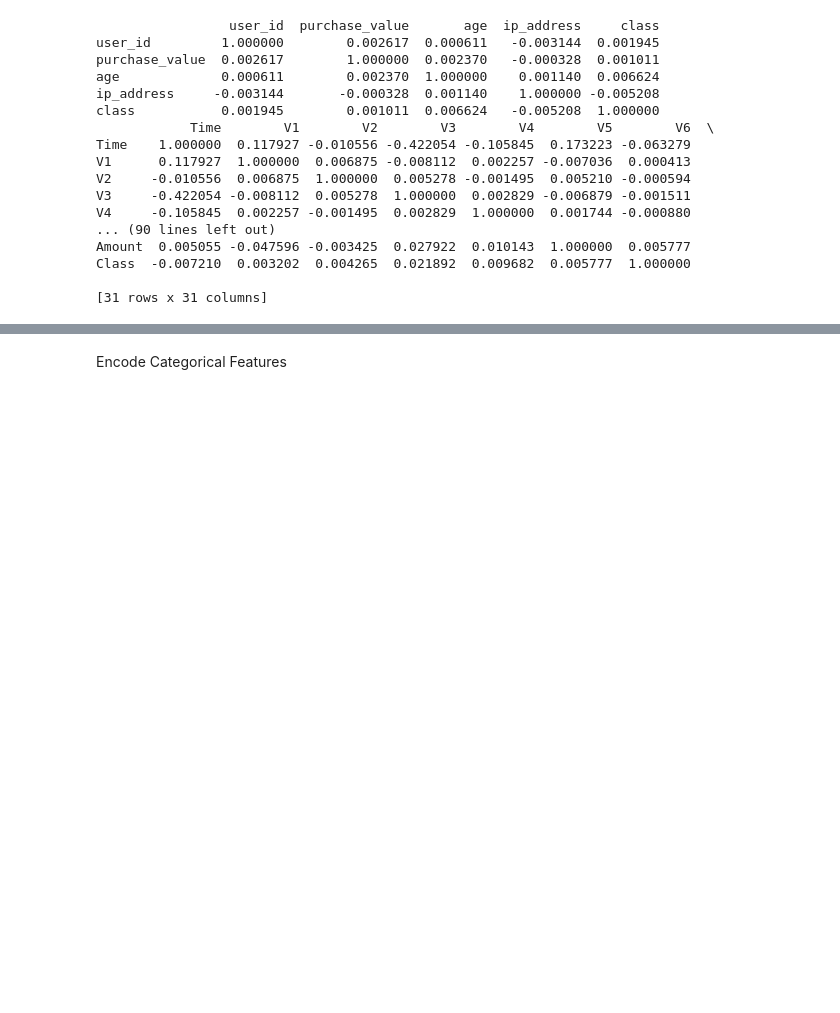
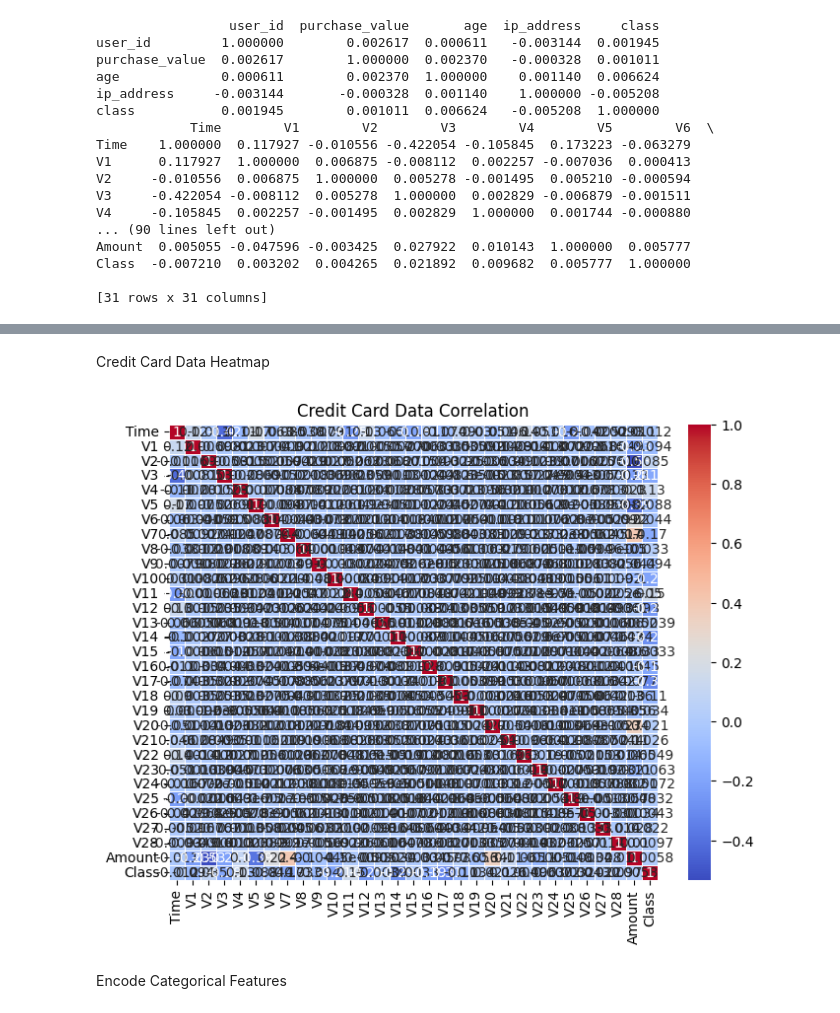
Before and after one commit to duresaguye/AI-Fraud-Detection, a Jupyter notebook: notebooks/Data_Preprocessing.ipynb, the cells around one changed output, grey strips where cells are left out. Cells and saved outputs as stored; diff of their text form; code cells hidden in the pictures; blank space fills up the shorter version.

```diff
--- a/notebooks/Data_Preprocessing.ipynb
+++ b/notebooks/Data_Preprocessing.ipynb
@@ -90,3 +121,16 @@ Class  -0.007210  0.003202  0.004265  0.021892  0.009682  0.005777  1.000000
+# %% [markdown]
+Credit Card Data Heatmap
+# %%
+# Compute correlation for credit card data
+creditcard_corr = numeric_creditcard_data.corr()
+
+# Plot heatmap
+plt.figure(figsize=(8, 6))
+sns.heatmap(creditcard_corr, annot=True, cmap="coolwarm", linewidths=0.5)
+plt.title("Credit Card Data Correlation")
+plt.show()
+# %% [output]
+[figure, added]
 # %%
 # Convert IP addresses to integer format, handling missing or non-string values
 fraud_data['ip_address'] = fraud_data['ip_address'].apply(lambda x: int(str(x).replace('.', '')) if pd.notnull(x) else np.nan)
```
Also changed, not shown: parts of 5 cells of this notebook.
